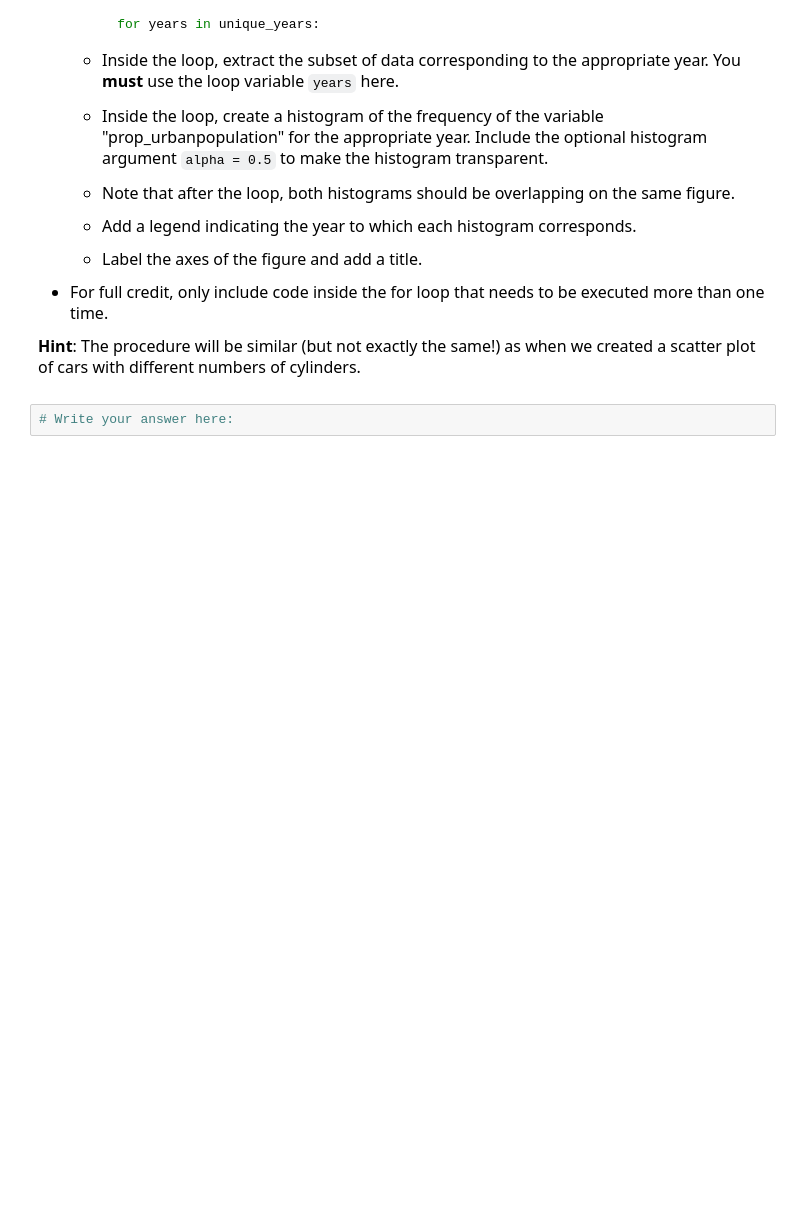
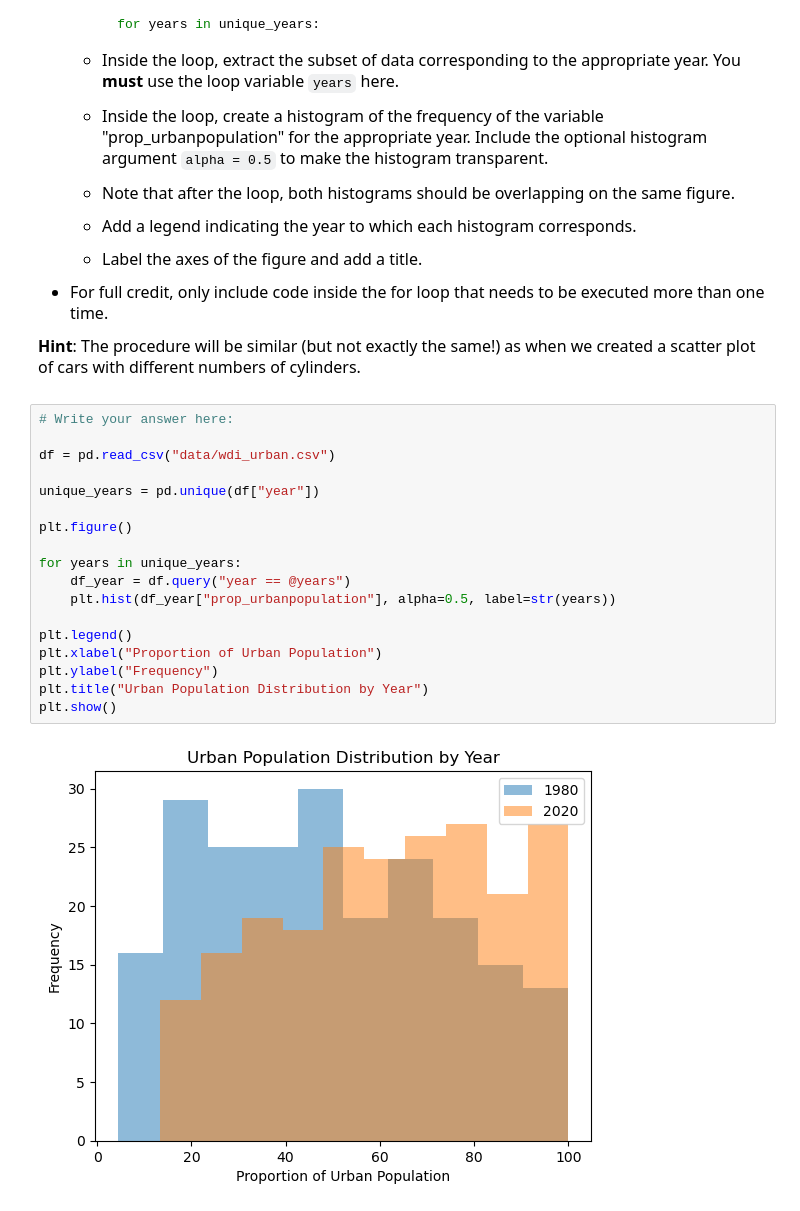
Before and after one commit to anwenzheng05/datasci151spring2026, a Jupyter notebook: _assignments/assignment_7/Assignment7.ipynb, the cells around one changed output. Cells and saved outputs as stored; diff of their text form; blank space fills up the shorter version.

```diff
--- a/_assignments/assignment_7/Assignment7.ipynb
+++ b/_assignments/assignment_7/Assignment7.ipynb
@@ -148,5 +192,23 @@ FileNotFoundError: [Errno 2] No such file or directory: 'data/fifa23_players_bas
 - For full credit, only include code inside the for loop that needs to be executed more than one time.
 
 **Hint**: The procedure will be similar (but not exactly the same!) as when we created a scatter plot of cars with different numbers of cylinders.
-# %%
-# Write your answer here:
+# %%
+# Write your answer here:
+
+df = pd.read_csv("data/wdi_urban.csv")
+
+unique_years = pd.unique(df["year"])
+
+plt.figure()
+
+for years in unique_years:
+    df_year = df.query("year == @years")
+    plt.hist(df_year["prop_urbanpopulation"], alpha=0.5, label=str(years))
+
+plt.legend()
+plt.xlabel("Proportion of Urban Population")
+plt.ylabel("Frequency")
+plt.title("Urban Population Distribution by Year")
+plt.show()
+# %% [output]
+[figure, added]
```
Also changed, not shown: parts of 8 cells of this notebook.
